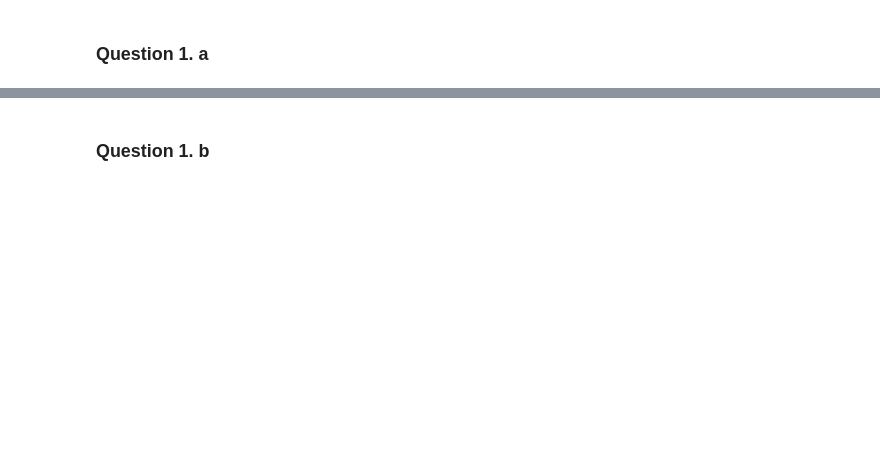
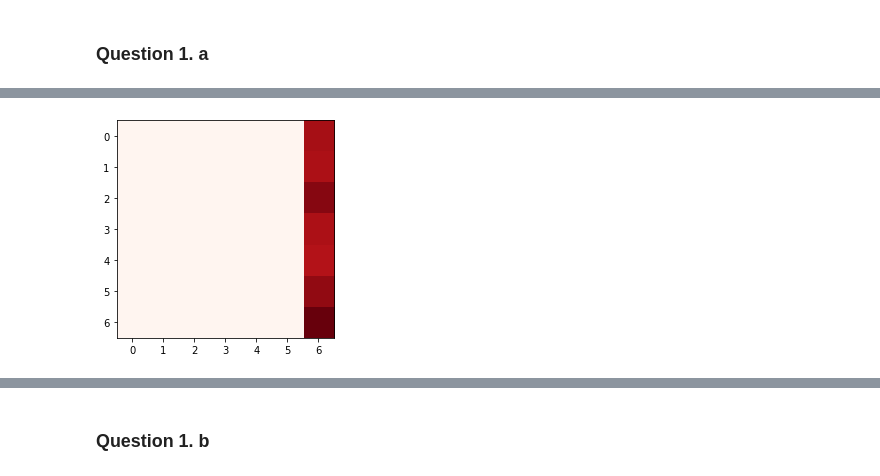
Before and after one commit to TheOneCodeGuy/Convolution-Neural-Networks, a Jupyter notebook: Q1_Q2_Q3.ipynb, the cells around one changed output, grey strips where cells are left out. Cells and saved outputs as stored; diff of their text form; code cells hidden in the pictures; blank space fills up the shorter version.

Commit message:
Fixed number of classes, VGGNet bug

```diff
--- a/Q1_Q2_Q3.ipynb
+++ b/Q1_Q2_Q3.ipynb
@@ -130,10 +114,11 @@ else:
 # %%
 class VGGNet(nn.Module):
 
-    def __init__(self): #, RGB_mean):
+    def __init__(self, RGB_mean, num_classes):
         super(VGGNet, self).__init__()
 
-#         self.RGB_mean = RGB_mean.to(device)
+        self.RGB_mean = RGB_mean.to(device)
+        self.num_classes = num_classes
 
         self.c11 = nn.Conv2d(3, 64, 3, stride=1, padding=1)
         self.c12 = nn.Conv2d(64, 64, 3, stride=1, padding=1)
@@ -161,11 +146,11 @@ class VGGNet(nn.Module):
         self.flat = nn.Flatten(1, -1)
         self.fc1 = nn.Linear(7*7*512, 4096)
         self.fc2 = nn.Linear(4096, 4096)
-        self.out = nn.Linear(4096, 200)
+        self.out = nn.Linear(4096, self.num_classes)
 
     def forward(self, x):
 
-        x = x #- self.RGB_mean[None, :, None, None]
+        x = x - self.RGB_mean[None, :, None, None]
         x = self.p1(F.relu(self.c12(F.relu(self.c11(x)))))
         x = self.p1(F.relu(self.c22(F.relu(self.c21(x)))))
         x = self.p3(F.relu(self.c33(F.relu(self.c32(F.relu(self.c31(x)))))))
@@ -177,9 +162,9 @@ class VGGNet(nn.Module):
 
         return Z
 # %%
-VGG_model = VGGNet() #VGGNet(RGB_mean)
+VGG_model = VGGNet(RGB_mean, 7)
 criterion = nn.CrossEntropyLoss()
-optimizer = optim.SGD(VGG_model.parameters(), lr=0.01, momentum=0.9)
+optimizer = optim.SGD(VGG_model.parameters(), lr=0.001, momentum=0.9)
 VGG_model = VGG_model.to(device)
 # %%
 old_loss = np.inf
@@ -208,13 +193,13 @@ for epoch in range(max_epoch):
         # Update Parameters
         optimizer.step()
 
-        running_loss += loss.item()*32/train_size
+        running_loss += loss.item()*len(X)/train_size
 
     print('Epoch', epoch+1, ': Loss =', running_loss)
 
-    if abs(running_loss-old_loss)/running_loss < 1e-5:
-        print('Converged')
-        break
+    # if abs(running_loss-old_loss)/running_loss < 1e-5:
+    #     print('Converged')
+    #     break
 
     old_loss = running_loss
 
@@ -223,0 +225,20 @@ RuntimeError: CUDA error: CUBLAS_STATUS_ALLOC_FAILED when calling `cublasCreate(
+# %%
+with torch.no_grad():
+
+    train_loss = 0.0
+    y_train = []
+    y_train_pred = []
+
+    for data in trainloader:
+
+        X, y = data[0].to(device), data[1].to(device)
+        y_hat = VGG_model(X)
+        train_loss += criterion(y_hat, y)*len(X)/train_size
+
+        y_train.extend(list(y.detach().cpu().numpy()))
+        y_train_pred.extend(list(torch.argmax(y_hat, axis=1).detach().cpu().numpy()))
+
+print('Train Loss =', test_loss.item())
+plt.imshow(confusion_matrix(y_train, y_train_pred), cmap='Reds')
+plt.show()
+# %% [output]
@@ -224,3 +246,4 @@ RuntimeError: CUDA error: CUBLAS_STATUS_ALLOC_FAILED when calling `cublasCreate(
+[figure, added]
 # %%
 with torch.no_grad():
 
```
Also changed, not shown: parts of 23 cells of this notebook.
